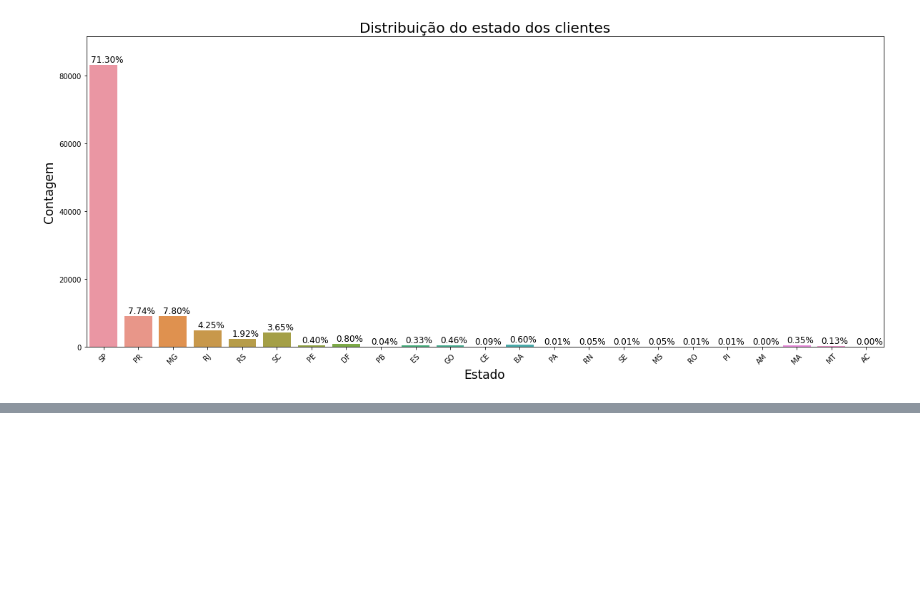
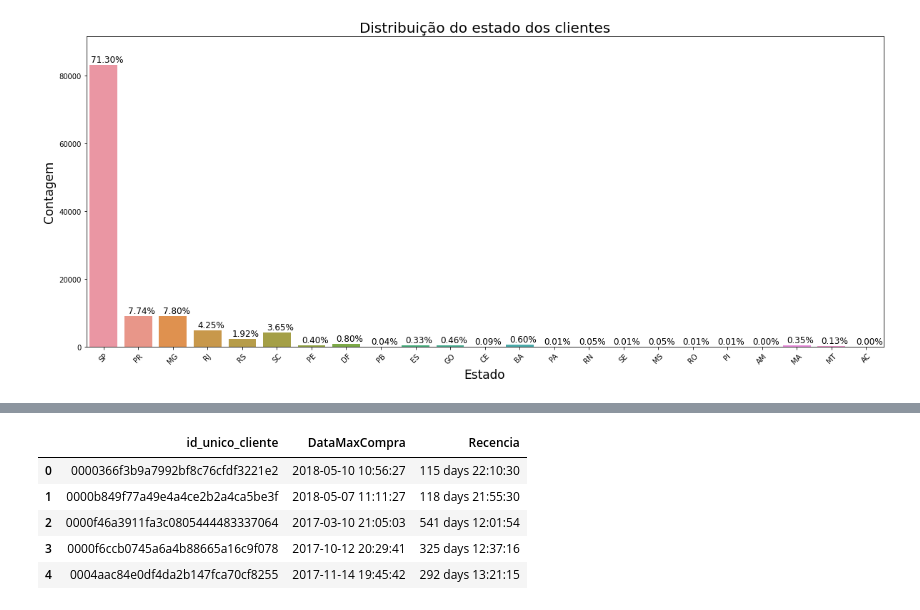
Before and after one commit to thayannefranca/Segmentacao_de_Clientes, a Jupyter notebook: clusterizacao.ipynb, the cells around one changed output, grey strips where cells are left out. Cells and saved outputs as stored; diff of their text form; code cells hidden in the pictures; blank space fills up the shorter version.

```diff
--- a/clusterizacao.ipynb
+++ b/clusterizacao.ipynb
@@ -75,0 +88,15 @@ ValueError: Could not interpret input 'estado_tipo'
+# %%
+df_compra = df.groupby('id_unico_cliente').horario_pedido.max().reset_index()
+df_compra.columns = ['id_unico_cliente', 'DataMaxCompra']
+df_compra['DataMaxCompra'] = pd.to_datetime(df_compra['DataMaxCompra'])
+# %%
+df_compra['Recencia'] = (df_compra['DataMaxCompra'].max() - df_compra['DataMaxCompra'])
+# %%
+df_compra.head()
+# %% [output]
+|  | id_unico_cliente | DataMaxCompra | Recencia |
+| 0 | 0000366f3b9a7992bf8c76cfdf3221e2 | 2018-05-10 10:56:27 | 115 days 22:10:30 |
+| 1 | 0000b849f77a49e4a4ce2b2a4ca5be3f | 2018-05-07 11:11:27 | 118 days 21:55:30 |
+| 2 | 0000f46a3911fa3c0805444483337064 | 2017-03-10 21:05:03 | 541 days 12:01:54 |
+| 3 | 0000f6ccb0745a6a4b88665a16c9f078 | 2017-10-12 20:29:41 | 325 days 12:37:16 |
+| 4 | 0004aac84e0df4da2b147fca70cf8255 | 2017-11-14 19:45:42 | 292 days 13:21:15 |
```
Also changed, not shown: parts of 5 cells of this notebook.
